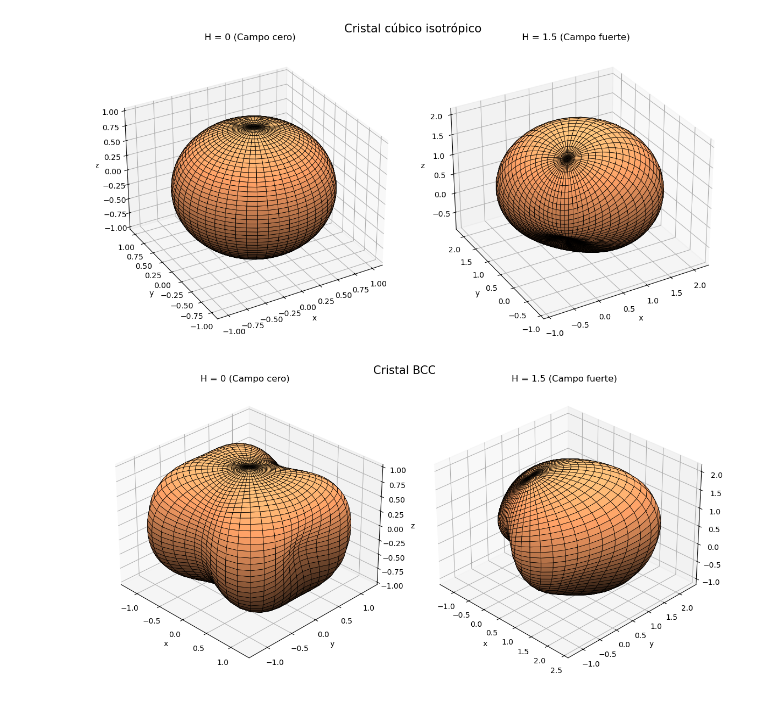
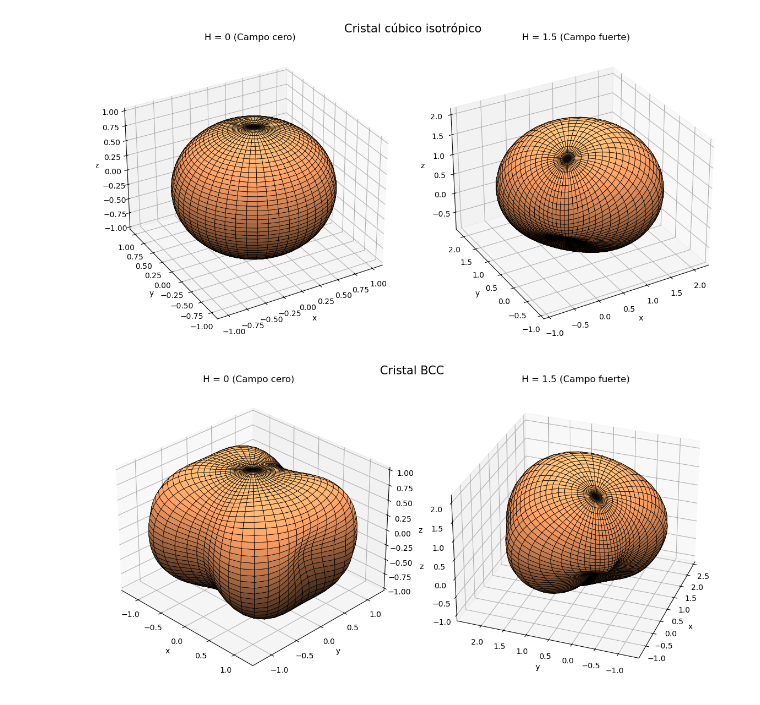
Before and after one commit to JuanSierra2003/hello-world, a Jupyter notebook: EstadoSolido/EstadoSolido.ipynb, the cells around one changed output. Drawn from its saved outputs; the diff is of its cells as text; code cells hidden in the pictures.

```diff
--- a/EstadoSolido/EstadoSolido.ipynb
+++ b/EstadoSolido/EstadoSolido.ipynb
@@ -152,6 +163,8 @@ plt.show()
 # %% [output]
 [figure]
 # %%
+#BCC
+
 # Set anisotropy constants
 K0 = 1
 K1 = 2
@@ -163,32 +176,32 @@ Zz_no_field = fcubicz(Theta, Phi, K0, K1, 0)
 
 Zx_field = fcubicx(Theta, Phi, K0, K1, 1.5)
 Zy_field = fcubicy(Theta, Phi, K0, K1, 1.5)
 Zz_field = fcubicz(Theta, Phi, K0, K1, 1.5)
 
 # Create figure for the 3D plots
 fig = plt.figure(figsize=(12, 6))
 fig.suptitle('Cristal BCC', size=15)
 
 # Plot without magnetic field (H = 0)
 ax1 = fig.add_subplot(121, projection='3d')
 ax1.plot_surface(Zx_no_field, Zy_no_field, Zz_no_field, cmap='copper', edgecolor='k', linewidth=0.5)
 ax1.set_title('H = 0 (Campo cero)')
 ax1.view_init(elev=30, azim=-45)  # Set view so
 ax1.set_xlabel('x')
 ax1.set_ylabel('y')
 ax1.set_zlabel('z')
 
 # Plot with magnetic field (H = 1.5)
 ax2 = fig.add_subplot(122, projection='3d')
 ax2.plot_surface(Zx_field, Zy_field, Zz_field, cmap='copper', edgecolor='k', linewidth=0.5)
 ax2.set_title('H = 1.5 (Campo fuerte)')
-ax2.view_init(elev=30, azim=-45)  # Set view so
+ax2.view_init(elev=30, azim=200)  # Set view so
 ax2.set_xlabel('x')
 ax2.set_ylabel('y')
 ax2.set_zlabel('z')
 
 # Show plot
 plt.tight_layout()
 plt.show()
 # %% [output]
-[figure, old version]
+[figure, new version]
```
Also changed, not shown: parts of 2 cells of this notebook, 2 other files.
